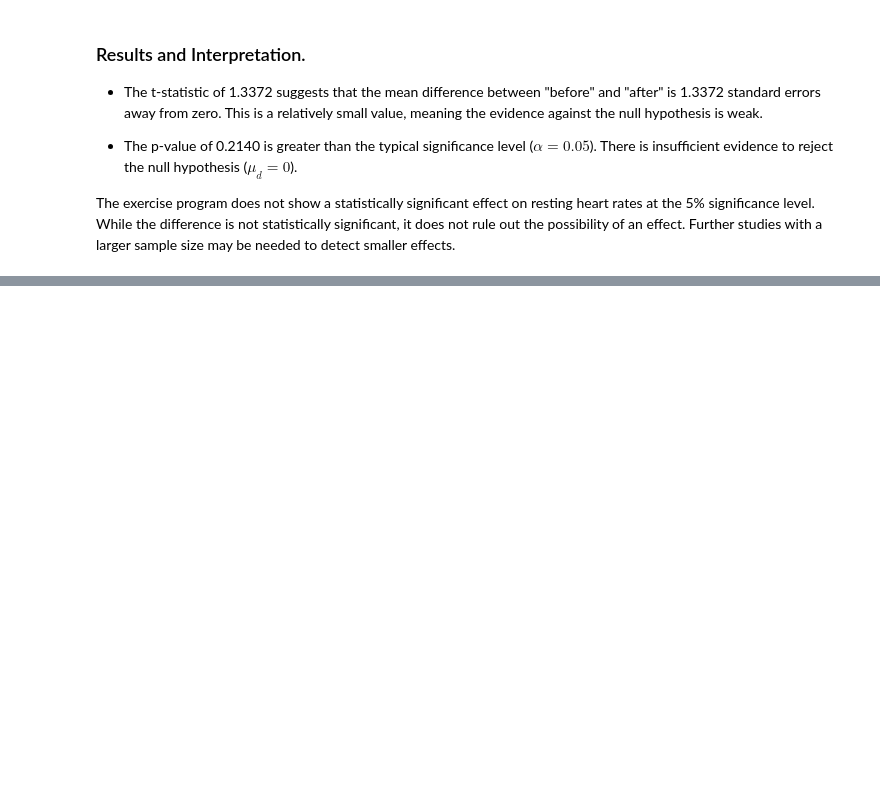
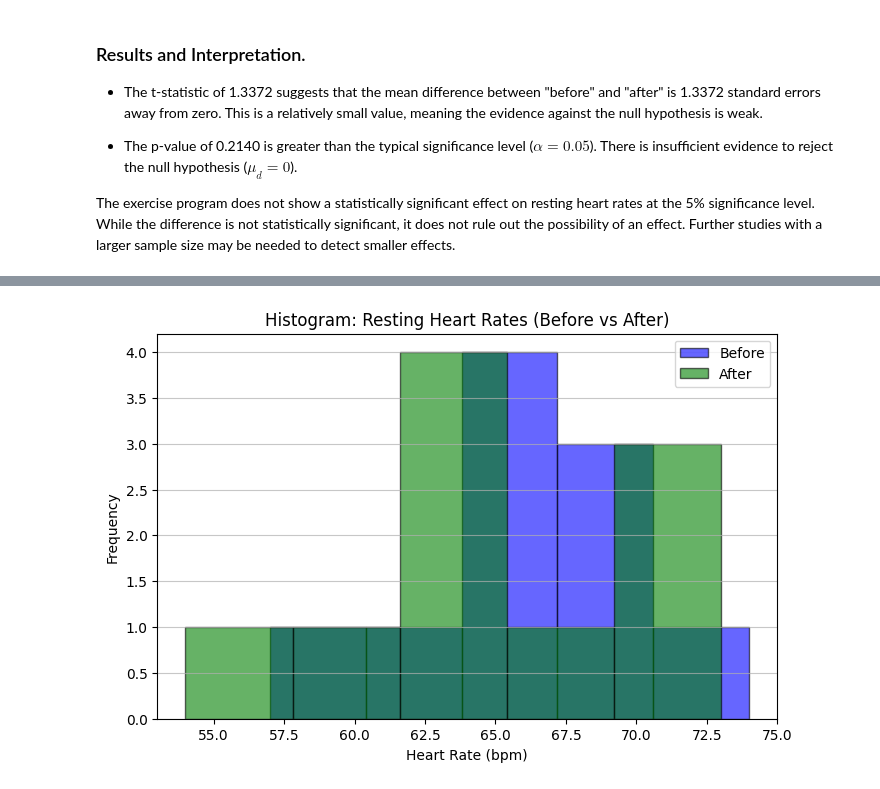
Before and after one commit to StefaniaVerduga/applied-statistics, a Jupyter notebook: tasks.ipynb, the cells around one changed output, grey strips where cells are left out. Saved outputs shown, nothing was run; the diff lists cells and outputs as text; code cells hidden in the pictures; blank space fills up the shorter version.

```diff
--- a/tasks.ipynb
+++ b/tasks.ipynb
@@ -410,0 +429,17 @@ The exercise program does not show a statistically significant effect on resting
+# %%
+# Plot histogram for both "before" and "after" data
+plt.figure(figsize=(8, 5))
+
+# Plot histograms
+plt.hist(before, bins=5, alpha=0.6, label="Before", color="blue", edgecolor="black")
+plt.hist(after, bins=5, alpha=0.6, label="After", color="green", edgecolor="black")
+
+# Add title and labels
+plt.title("Histogram: Resting Heart Rates (Before vs After)")
+plt.xlabel("Heart Rate (bpm)")
+plt.ylabel("Frequency")
+plt.legend()  # Add a legend to differentiate groups
+plt.grid(axis='y', alpha=0.7)
+plt.show()
+# %% [output]
+[figure, added]
```
Also changed, not shown: parts of 18 cells of this notebook.
